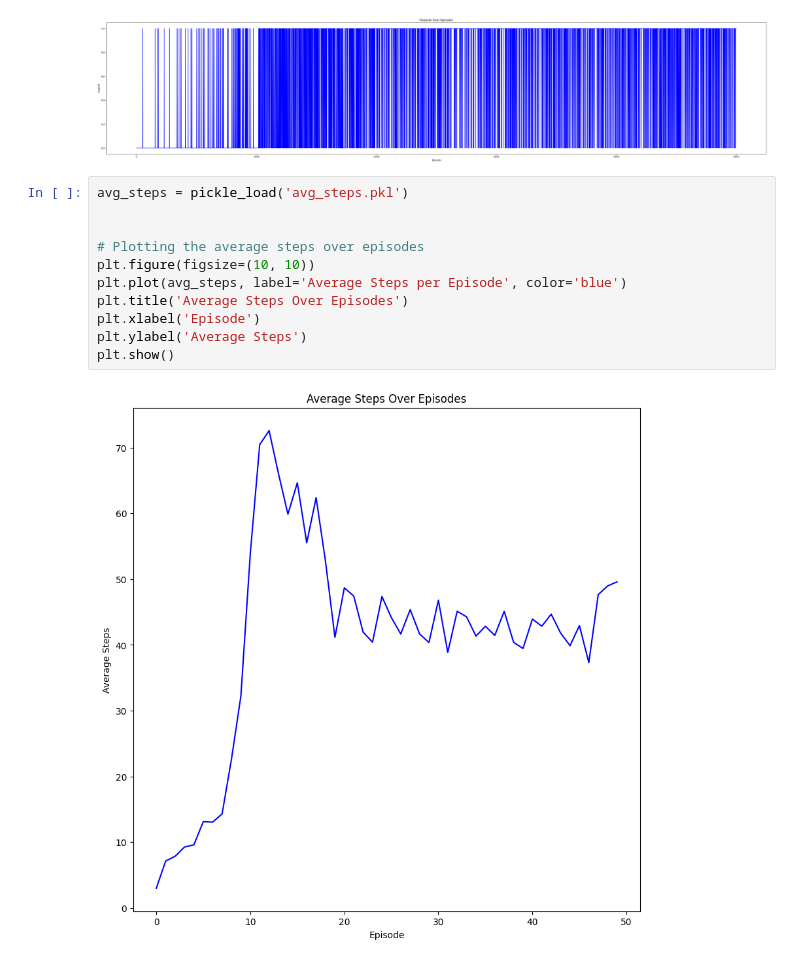
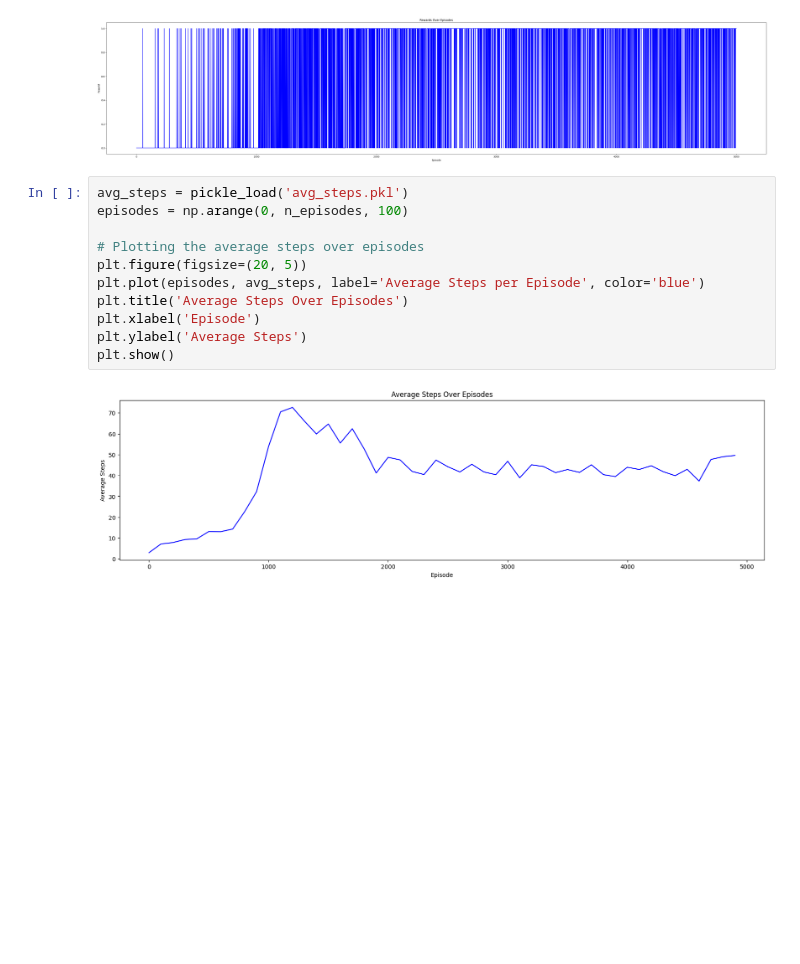
Before and after one commit to Lior-Nis/drl-hw1, a Jupyter notebook: sec1.ipynb, the cells around one changed output. Drawn from its saved outputs; the diff is of its cells as text; blank space fills up the shorter version.

Commit message:
steps_update

```diff
--- a/sec1.ipynb
+++ b/sec1.ipynb
@@ -223,14 +224,14 @@ plt.show()
 [figure]
 # %%
 avg_steps = pickle_load('avg_steps.pkl')
-
+episodes = np.arange(0, n_episodes, 100)
 
 # Plotting the average steps over episodes
-plt.figure(figsize=(10, 10))
-plt.plot(avg_steps, label='Average Steps per Episode', color='blue')
+plt.figure(figsize=(20, 5))
+plt.plot(episodes, avg_steps, label='Average Steps per Episode', color='blue')
 plt.title('Average Steps Over Episodes')
 plt.xlabel('Episode')
 plt.ylabel('Average Steps')
 plt.show()
 # %% [output]
-[figure, old version]
+[figure, new version]
```
Also changed, not shown: parts of 1 cell of this notebook, 4 other files.
